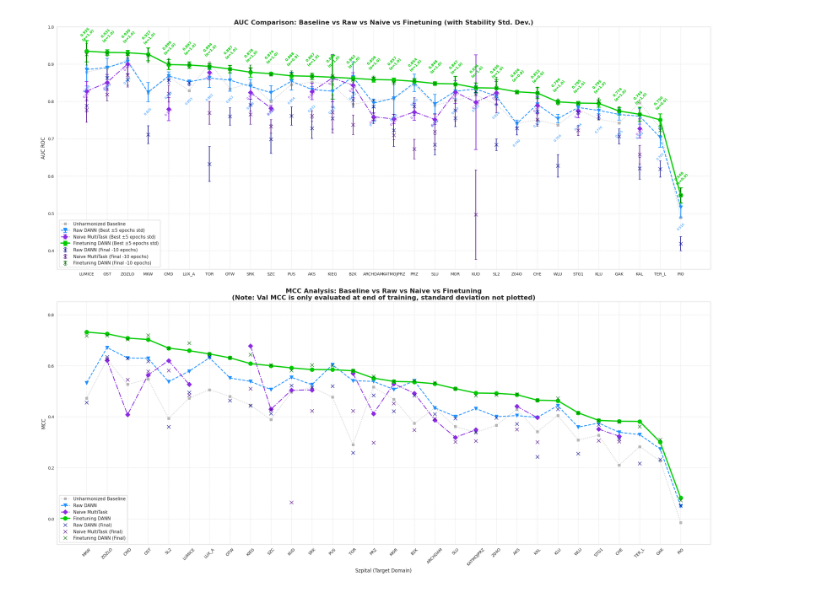
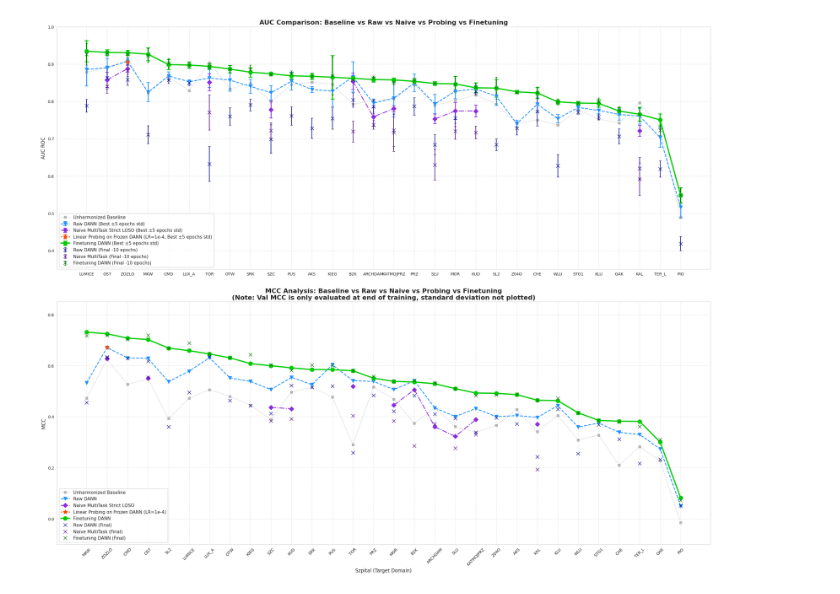
Before and after one commit to jpelczar770/eeg-domain-adaptation, a Jupyter notebook: visualization.ipynb, the cells around one changed output. Drawn from its saved outputs; the diff is of its cells as text; code cells hidden in the pictures.

Commit message:
add new experiments final results, update of vis notebook, hostpitals anonimization mapping

```diff
--- a/visualization.ipynb
+++ b/visualization.ipynb
@@ -8,13 +8,13 @@ import seaborn as sns
 # ==========================================
 # 1. FUNKCJA SKANUJĄCA FOLDERY
 # ==========================================
-def scan_experiments_folder(root_folder, suffix_key):
+def scan_experiments_folder(root_folder, suffix_key, csv_name="final_results.csv", log_name="training_log.csv", best_prefix="Best", final_prefix="Final"):
     """
-    Skanuje folder i zwraca DataFrame z kolumnami zakończonymi suffixem (np. _Raw, _FT, _Naive).
-    Dodatkowo liczy odchylenie standardowe AUC (Best +- 5 epok, Final - 10 epok).
+    Skanuje folder i zwraca DataFrame z kolumnami zakończonymi suffixem (np. _Raw, _FT, _Naive, _Prob).
+    Rozbudowano o możliwość podawania niestandardowych nazw plików i prefixów dla Linear Probing.
     """
     data_list = []
-    print(f"🔍 Skanowanie folderu '{root_folder}'...")
+    print(f"🔍 Skanowanie folderu '{root_folder}' w poszukiwaniu '{csv_name}'...")
 
     if not os.path.exists(root_folder):
         print(f"⚠️ Folder {root_folder} nie istnieje!")
@@ -24,8 +24,8 @@ def scan_experiments_folder(root_folder, suffix_key):
         folder_path = os.path.join(root_folder, folder_name)
 
         if os.path.isdir(folder_path):
-            csv_path = os.path.join(folder_path, "final_results.csv")
-            log_path = os.path.join(folder_path, "training_log.csv")
+            csv_path = os.path.join(folder_path, csv_name)
+            log_path = os.path.join(folder_path, log_name)
 
             if os.path.exists(csv_path):
                 try:
@@ -40,13 +40,13 @@ def scan_experiments_folder(root_folder, suffix_key):
                         row = df[df['Metric_Name'] == metric]
                         return float(row['Value'].values[0]) if not row.empty else None
 
-                    auc_best = get_val(res_df, "Best_Target_Diagnosis_AUC")
-                    if auc_best is None:
+                    auc_best = get_val(res_df, f"{best_prefix}_Target_Diagnosis_AUC")
+                    if auc_best is None and best_prefix == "Best":
                         auc_best = get_val(res_df, "BestTarget_Diagnosis_AUC")
 
-                    mcc_best = get_val(res_df, "Best_Target_Diagnosis_MCC")
-                    auc_final = get_val(res_df, "Final_Target_Diagnosis_AUC")
-                    mcc_final = get_val(res_df, "Final_Target_Diagnosis_MCC")
+                    mcc_best = get_val(res_df, f"{best_prefix}_Target_Diagnosis_MCC")
+                    auc_final = get_val(res_df, f"{final_prefix}_Target_Diagnosis_AUC")
+                    mcc_final = get_val(res_df, f"{final_prefix}_Target_Diagnosis_MCC")
 
                     # Pobieranie Alpha i liczenie Odchylenia Standardowego z logów
                     alpha_best_val = 0.0
@@ -58,7 +58,10 @@ def scan_experiments_folder(root_folder, suffix_key):
                             log_df = pd.read_csv(log_path)
                             if not log_df.empty and 'Val_Target_AUC' in log_df.columns:
                                 best_idx = log_df['Val_Target_AUC'].idxmax()
-                                alpha_best_val = log_df.loc[best_idx, 'Alpha']
+
+                                # Alpha jest w DANN, ale nie ma go w Linear Probing
+                                if 'Alpha' in log_df.columns:
+                                    alpha_best_val = log_df.loc[best_idx, 'Alpha']
 
                                 # Std dla Best (okno: best - 5 do best + 5)
                                 start_best = max(0, best_idx - 5)
@@ -73,7 +76,7 @@ def scan_experiments_folder(root_folder, suffix_key):
                                 window_final = log_df['Val_Target_AUC'].iloc[start_final:end_final]
                                 std_final = window_final.std() if len(window_final) > 1 else 0.0
                         except Exception as e:
-                            print(f"Błąd analizy logów w {folder_name}: {e}")
+                            pass # Wyciszono błędy z logów
 
                     # Wypełnienie ew. NaN wartością 0
                     if pd.isna(std_best): std_best = 0.0
@@ -107,10 +110,18 @@ def scan_experiments_folder(root_folder, suffix_key):
 
 df_raw = scan_experiments_folder("experiments", "Raw")
 df_ft = scan_experiments_folder("experiments_finetuning", "FT")
-df_naive = scan_experiments_folder("experiments_multitask_naive", "Naive")
+df_naive = scan_experiments_folder("experiments_multitask_naive_strict_loso", "Naive")
+
+# ZMIANA: Skanowanie wyników Linear Probing z nowego folderu (zmniejszony LR)
+df_prob = scan_experiments_folder(
+    "experiments_probing_lr_decreased", "Prob",
+    csv_name="final_results_frozen_alpha.csv",
+    log_name="train_log_alpha_frozen.csv",
+    best_prefix="Probing_Best"
+)
 
 print("🔗 Łączenie danych z eksperymentów do zapisu CSV...")
-dfs_to_merge = [df for df in [df_raw, df_ft, df_naive] if not df.empty]
+dfs_to_merge = [df for df in [df_raw, df_ft, df_naive, df_prob] if not df.empty]
 
 if dfs_to_merge:
     df_save = dfs_to_merge[0]
@@ -119,7 +130,7 @@ if dfs_to_merge:
 else:
     df_save = pd.DataFrame(columns=["Szpital"])
 
-print(f"📊 Znaleziono eksperymentów: Raw={len(df_raw)}, FT={len(df_ft)}, Naive={len(df_naive)}")
+print(f"📊 Znaleziono eksperymentów: Raw={len(df_raw)}, FT={len(df_ft)}, Naive={len(df_naive)}, Probing={len(df_prob)}")
 
 # Zapis
 if not df_save.empty:
@@ -179,6 +190,7 @@ col_raw_best = '#1E90FF'
 col_raw_final = '#00008B'
 col_naive_best = '#8A2BE2'
 col_naive_final = '#4B0082'
+col_prob_best = '#FF4500'  # Orange Red dla Linear Probing
 col_uh = '#808080'
 
 # -----------------------------------------------------------------------------
@@ -190,21 +202,28 @@ if "AUC_UH" in df_auc.columns:
     ax1.plot(df_auc["Szpital"], df_auc["AUC_UH"], marker='s', color=col_uh,
              linewidth=1.5, linestyle=':', markersize=6, alpha=0.5, label='Unharmonized Baseline')
 
-# 2. RAW - Best (Z errorbar)
+# 2. RAW - Best
 if "AUC_Best_Raw" in df_auc.columns:
     ax1.errorbar(df_auc["Szpital"], df_auc["AUC_Best_Raw"],
                  yerr=df_auc["AUC_Best_Raw_std"].fillna(0),
                  marker='v', color=col_raw_best, linewidth=2, linestyle='--',
                  markersize=8, capsize=4, capthick=1.5, label='Raw DANN (Best ±5 epochs std)')
 
-# 3. NAIVE - Best (Z errorbar)
+# 3. NAIVE - Best
 if "AUC_Best_Naive" in df_auc.columns:
     ax1.errorbar(df_auc["Szpital"], df_auc["AUC_Best_Naive"],
                  yerr=df_auc["AUC_Best_Naive_std"].fillna(0),
                  marker='D', color=col_naive_best, linewidth=2, linestyle='-.',
-                 markersize=8, capsize=4, capthick=1.5, label='Naive MultiTask (Best ±5 epochs std)')
+                 markersize=8, capsize=4, capthick=1.5, label='Naive MultiTask Strict LOSO (Best ±5 epochs std)')
 
-# 4. FINETUNING - Best (Z errorbar)
+# 4. LINEAR PROBING - Best (Zaktualizowana etykieta)
+if "AUC_Best_Prob" in df_auc.columns:
+    ax1.errorbar(df_auc["Szpital"], df_auc["AUC_Best_Prob"],
+                 yerr=df_auc["AUC_Best_Prob_std"].fillna(0),
+                 marker='*', color=col_prob_best, linewidth=2.5, linestyle=':',
+                 markersize=12, capsize=4, capthick=1.5, label='Linear Probing on Frozen DANN (LR=1e-4, Best ±5 epochs std)')
+
+# 5. FINETUNING - Best
 if "AUC_Best_FT" in df_auc.columns:
     ax1.errorbar(df_auc["Szpital"], df_auc["AUC_Best_FT"],
                  yerr=df_auc["AUC_Best_FT_std"].fillna(0),
@@ -222,7 +241,7 @@ if "AUC_Final_FT" in df_auc.columns:
     ax1.errorbar(df_auc["Szpital"], df_auc["AUC_Final_FT"], yerr=df_auc["AUC_Final_FT_std"].fillna(0),
                  fmt='x', color=col_ft_final, markersize=8, capsize=3, label='Finetuning DANN (Final -10 epochs)')
 
-ax1.set_title('AUC Comparison: Baseline vs Raw vs Naive vs Finetuning (with Stability Std. Dev.)', fontsize=16, fontweight='bold')
+ax1.set_title('AUC Comparison: Baseline vs Raw vs Naive vs Probing vs Finetuning', fontsize=16, fontweight='bold')
 ax1.set_ylabel('AUC ROC', fontsize=12)
 ax1.set_ylim(0.35, 1.0)
 ax1.grid(True, linestyle='--', alpha=0.6)
@@ -231,23 +250,9 @@ handles, labels = ax1.get_legend_handles_labels()
 by_label = dict(zip(labels, handles))
 ax1.legend(by_label.values(), by_label.keys(), loc='lower left', fontsize=11, framealpha=0.9)
 
-# --- ETYKIETY ---
-if "AUC_Best_Raw" in df_auc.columns and "Alpha_Best_Raw" in df_auc.columns:
-    for x, y in zip(df_auc["Szpital"], df_auc["AUC_Best_Raw"]):
-        if pd.notna(y): ax1.text(x, y - 0.04, f"{y:.3f}", ha='center', va='top', fontsize=8, color=col_raw_best, rotation=45)
-
-if "AUC_Best_Naive" in df_auc.columns:
-    for x, y in zip(df_auc["Szpital"], df_auc["AUC_Best_Naive"]):
-        if pd.notna(y): ax1.text(x, y - 0.02, f"{y:.3f}", ha='center', va='bottom', fontsize=8, color=col_naive_best, rotation=45)
-
-if "AUC_Best_FT" in df_auc.columns and "Alpha_Best_FT" in df_auc.columns:
-    for x, y, alpha in zip(df_auc["Szpital"], df_auc["AUC_Best_FT"], df_auc["Alpha_Best_FT"]):
-        if pd.notna(y):
-            ax1.text(x, y + 0.025, f"{y:.3f}\n(α={alpha:.1f})", ha='center', va='bottom', fontsize=9, fontweight='bold', color=col_ft_best, rotation=45)
-
 
 # -----------------------------------------------------------------------------
-# WYKRES 2: MCC (Brak logów co epokę dla MCC - bez odchyleń)
+# WYKRES 2: MCC
 # -----------------------------------------------------------------------------
 
 if "MCC_UH" in df_mcc.columns:
@@ -260,7 +265,12 @@ if "MCC_Best_Raw" in df_mcc.columns:
 
 if "MCC_Best_Naive" in df_mcc.columns:
     ax2.plot(df_mcc["Szpital"], df_mcc["MCC_Best_Naive"], marker='D', color=col_naive_best,
-             linewidth=2, linestyle='-.', markersize=8, label='Naive MultiTask')
+             linewidth=2, linestyle='-.', markersize=8, label='Naive MultiTask Strict LOSO')
+
+# Dodane Linear Probing dla MCC (Zaktualizowana etykieta)
+if "MCC_Best_Prob" in df_mcc.columns:
+    ax2.plot(df_mcc["Szpital"], df_mcc["MCC_Best_Prob"], marker='*', color=col_prob_best,
+             linewidth=2.5, linestyle=':', markersize=12, label='Linear Probing on Frozen DANN (LR=1e-4)')
 
 if "MCC_Best_FT" in df_mcc.columns:
     ax2.plot(df_mcc["Szpital"], df_mcc["MCC_Best_FT"], marker='o', color=col_ft_best,
@@ -273,7 +283,7 @@ if "MCC_Final_Naive" in df_mcc.columns:
 if "MCC_Final_FT" in df_mcc.columns:
     ax2.plot(df_mcc["Szpital"], df_mcc["MCC_Final_FT"], marker='x', color=col_ft_final, linewidth=0, markersize=8, label='Finetuning DANN (Final)')
 
-ax2.set_title('MCC Analysis: Baseline vs Raw vs Naive vs Finetuning\n(Note: Val MCC is only evaluated at end of training, standard deviation not plotted)', fontsize=16, fontweight='bold')
+ax2.set_title('MCC Analysis: Baseline vs Raw vs Naive vs Probing vs Finetuning\n(Note: Val MCC is only evaluated at end of training, standard deviation not plotted)', fontsize=16, fontweight='bold')
 ax2.set_ylabel('MCC', fontsize=12)
 ax2.set_xlabel('Szpital (Target Domain)', fontsize=12)
 ax2.set_ylim(-0.1, 0.85)
@@ -295,2 +306,2 @@ plt.show()
 💾 Pomyślnie zapisano wyniki eksperymentów do pliku: summary_results_all.csv
-[figure, old version]
+[figure, new version]
```
Also changed, not shown: parts of 1 cell of this notebook, 46 other files.
